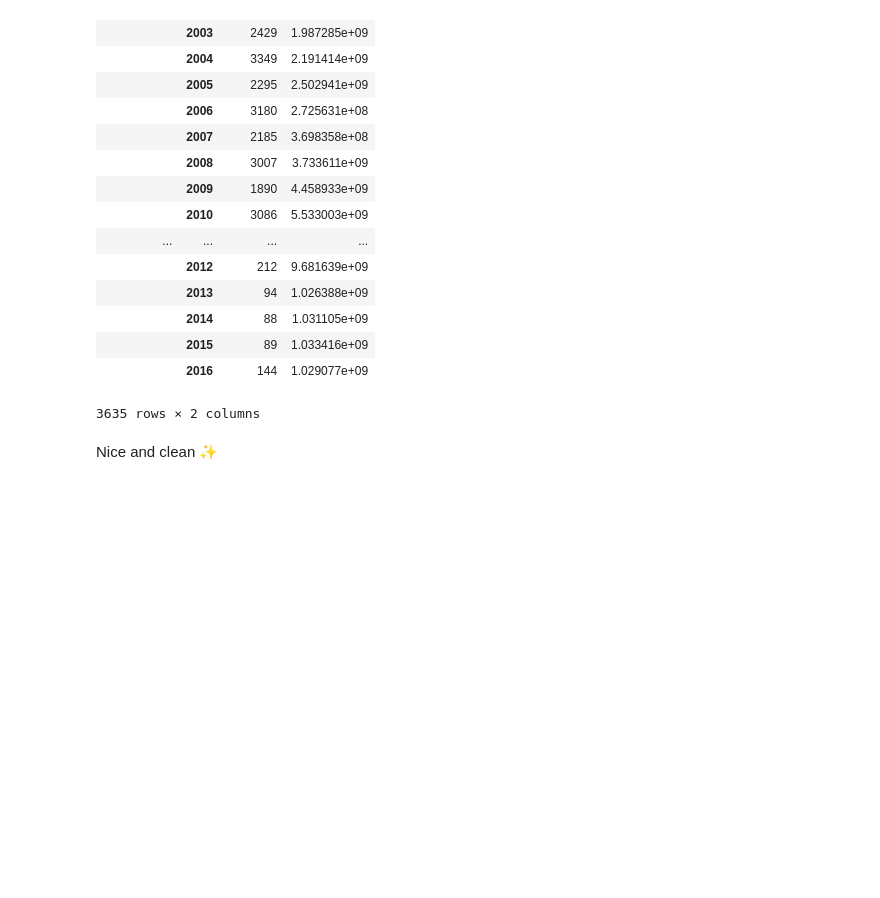
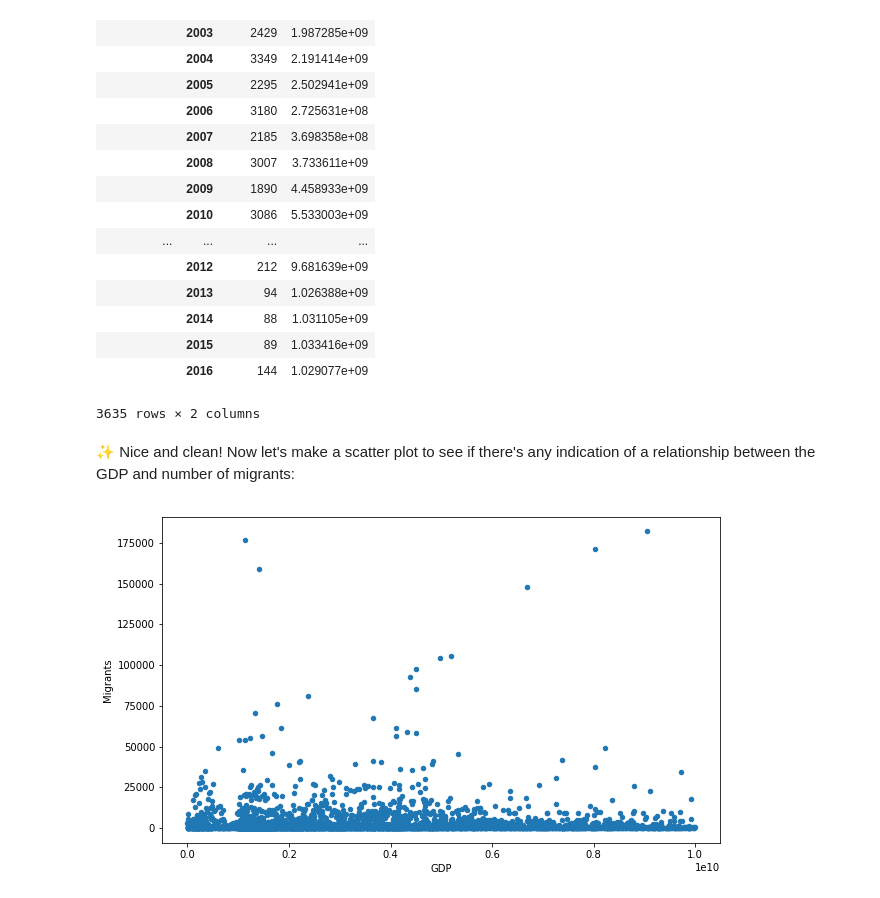
Before and after one commit to crstn/MigrationDataAnalysis, a Jupyter notebook: Migration data analysis.ipynb, the cells around one changed output. Saved outputs shown, nothing was run; the diff lists cells and outputs as text; code cells hidden in the pictures; blank space fills up the shorter version.

Commit message:
Scatterplot added

```diff
--- a/Migration data analysis.ipynb
+++ b/Migration data analysis.ipynb
@@ -282,7 +300,8 @@ KeyError: 'Country'
 # %% [markdown]
 Cool 😎 Now we just need to rename the actual data columns:
 # %%
-all_data.rename(index=str, columns={"0_x": "Migrants", "0_y": "GDP"})
+all_data.rename(index=str, columns={"0_x": "Migrants", "0_y": "GDP"}, inplace=True)
+all_data
 # %% [output]
 |  |  | Migrants | GDP |
 | Country | Year |  |  |
@@ -303,5 +322,9 @@ all_data.rename(index=str, columns={"0_x": "Migrants", "0_y": "GDP"})
 |  | 2015 | 89 | 1.033416e+09 |
 |  | 2016 | 144 | 1.029077e+09 |
 3635 rows × 2 columns
-# %% [markdown]
-Nice and clean ✨
+# %% [markdown]
+✨ Nice and clean! Now let's make a scatter plot to see if there's any indication of a relationship between the GDP and number of migrants:
+# %%
+all_data.plot.scatter(x='GDP', y='Migrants');
+# %% [output]
+[figure, added]
```
Also changed, not shown: parts of 1 cell of this notebook.
